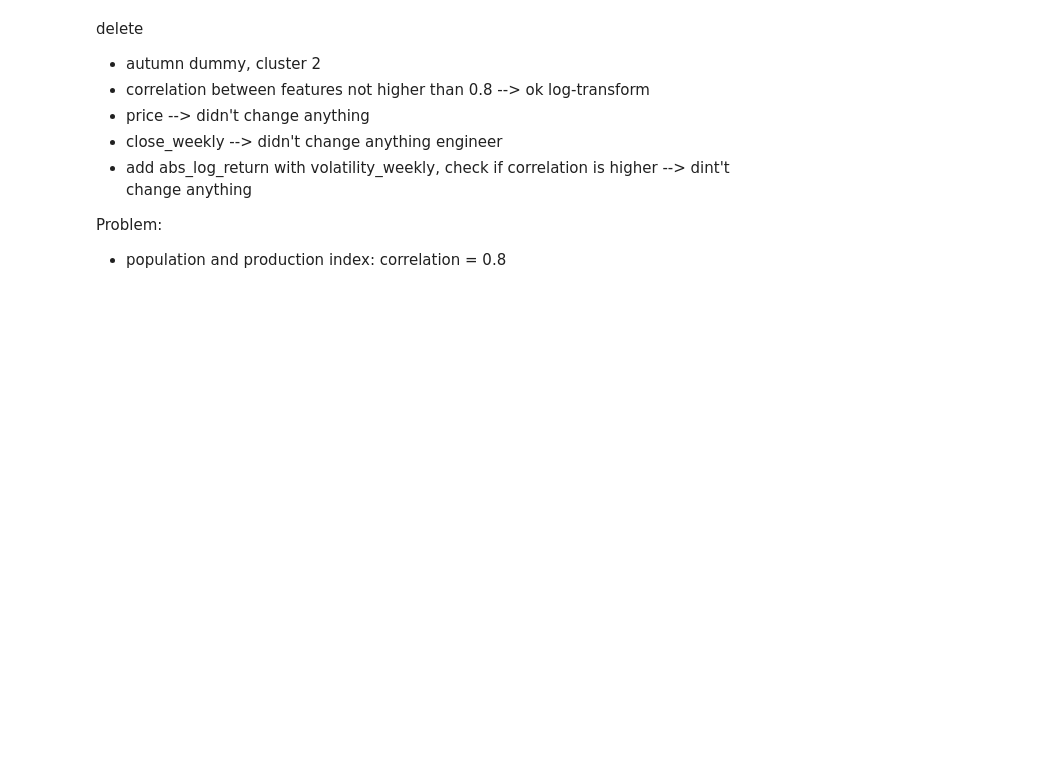
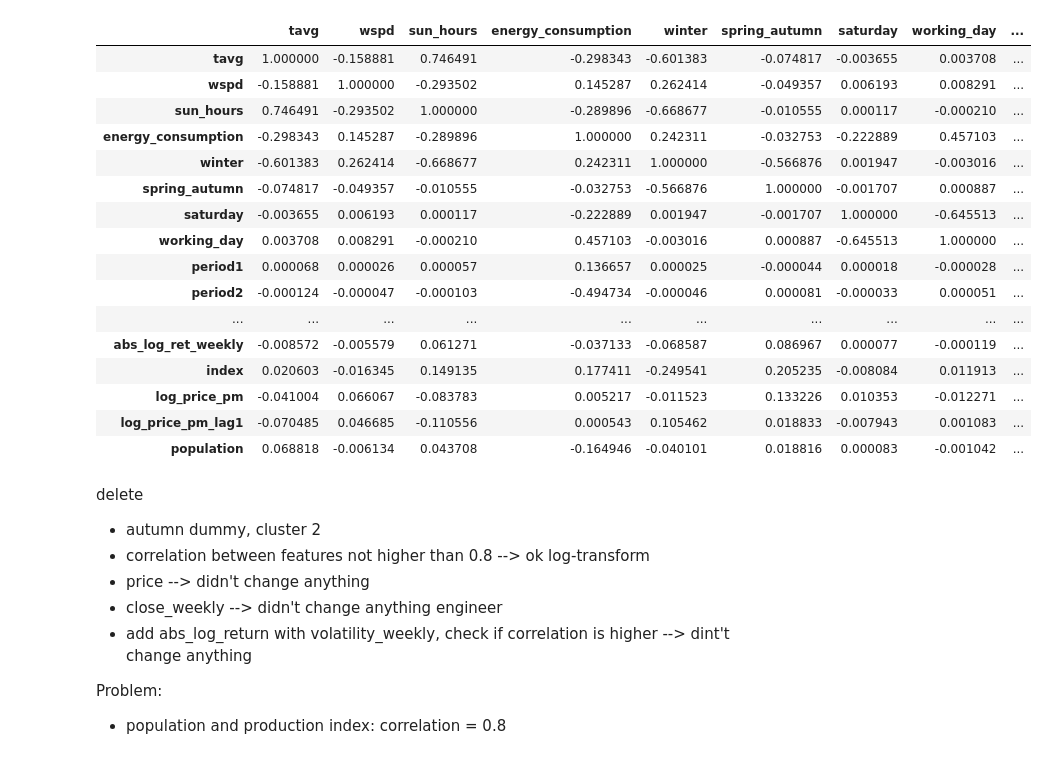
Before and after one commit to mweinreuter/PTSFC, a Jupyter notebook: energy_consumption/visualizations_comparisons/feature_exploration.ipynb, the cells around one changed output. Drawn from its saved outputs; the diff is of its cells as text; code cells hidden in the pictures; blank space fills up the shorter version.

```diff
--- a/energy_consumption/visualizations_comparisons/feature_exploration.ipynb
+++ b/energy_consumption/visualizations_comparisons/feature_exploration.ipynb
@@ -25,3 +24,23 @@ plt.show()
+# %%
+correlation_matrix
+# %% [output]
+|  | tavg | wspd | sun_hours | energy_consumption | winter | spring_autumn | saturday | working_day | ... |
+| tavg | 1.000000 | -0.158881 | 0.746491 | -0.298343 | -0.601383 | -0.074817 | -0.003655 | 0.003708 | ... |
+| wspd | -0.158881 | 1.000000 | -0.293502 | 0.145287 | 0.262414 | -0.049357 | 0.006193 | 0.008291 | ... |
+| sun_hours | 0.746491 | -0.293502 | 1.000000 | -0.289896 | -0.668677 | -0.010555 | 0.000117 | -0.000210 | ... |
+| energy_consumption | -0.298343 | 0.145287 | -0.289896 | 1.000000 | 0.242311 | -0.032753 | -0.222889 | 0.457103 | ... |
+| winter | -0.601383 | 0.262414 | -0.668677 | 0.242311 | 1.000000 | -0.566876 | 0.001947 | -0.003016 | ... |
+| spring_autumn | -0.074817 | -0.049357 | -0.010555 | -0.032753 | -0.566876 | 1.000000 | -0.001707 | 0.000887 | ... |
+| saturday | -0.003655 | 0.006193 | 0.000117 | -0.222889 | 0.001947 | -0.001707 | 1.000000 | -0.645513 | ... |
+| working_day | 0.003708 | 0.008291 | -0.000210 | 0.457103 | -0.003016 | 0.000887 | -0.645513 | 1.000000 | ... |
+| period1 | 0.000068 | 0.000026 | 0.000057 | 0.136657 | 0.000025 | -0.000044 | 0.000018 | -0.000028 | ... |
+| period2 | -0.000124 | -0.000047 | -0.000103 | -0.494734 | -0.000046 | 0.000081 | -0.000033 | 0.000051 | ... |
+| ... | ... | ... | ... | ... | ... | ... | ... | ... | ... |
+| abs_log_ret_weekly | -0.008572 | -0.005579 | 0.061271 | -0.037133 | -0.068587 | 0.086967 | 0.000077 | -0.000119 | ... |
+| index | 0.020603 | -0.016345 | 0.149135 | 0.177411 | -0.249541 | 0.205235 | -0.008084 | 0.011913 | ... |
+| log_price_pm | -0.041004 | 0.066067 | -0.083783 | 0.005217 | -0.011523 | 0.133226 | 0.010353 | -0.012271 | ... |
+| log_price_pm_lag1 | -0.070485 | 0.046685 | -0.110556 | 0.000543 | 0.105462 | 0.018833 | -0.007943 | 0.001083 | ... |
+| population | 0.068818 | -0.006134 | 0.043708 | -0.164946 | -0.040101 | 0.018816 | 0.000083 | -0.001042 | ... |
 # %% [markdown]
 delete
 * autumn dummy, cluster 2
```
Also changed, not shown: parts of 2 cells of this notebook, 23 other files.
